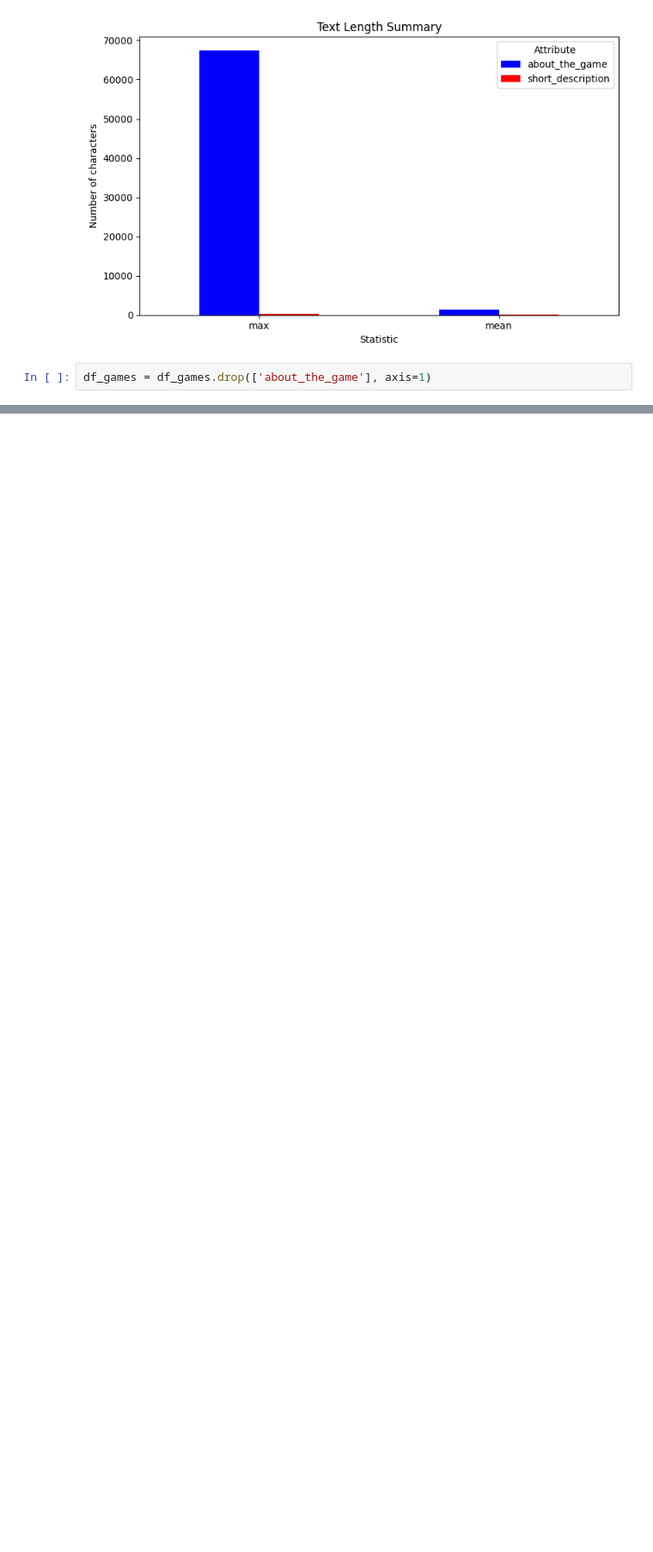
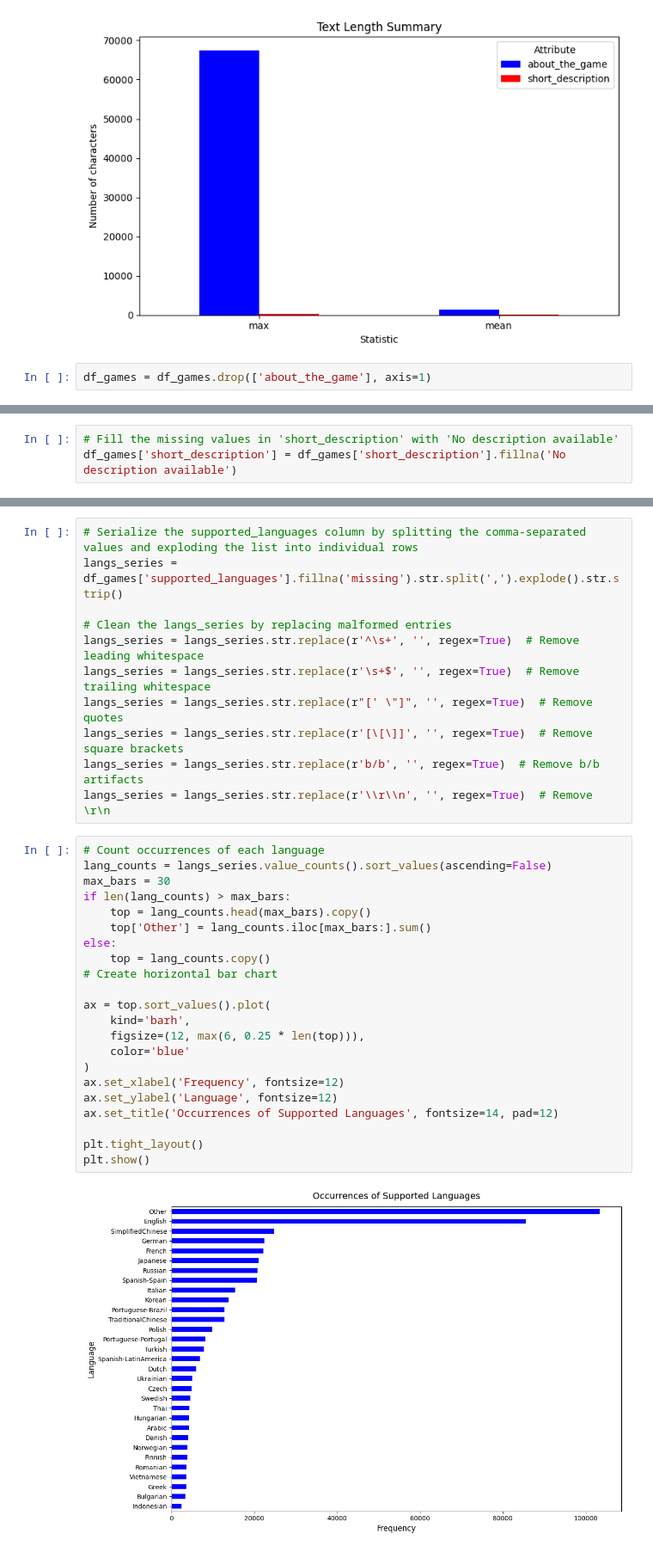
Before and after one commit to Jingrui-Zhu/SLDV, a Jupyter notebook: dataset_cleaning.ipynb, the cells around one changed output, grey strips where cells are left out. Shown at 86% size. Saved outputs shown, nothing was run; the diff lists cells and outputs as text; blank space fills up the shorter version.

```diff
--- a/dataset_cleaning.ipynb
+++ b/dataset_cleaning.ipynb
@@ -244,0 +241,3 @@ df_games.describe(include='object')
+# %%
+# Fill the missing values in 'short_description' with 'No description available'
+df_games['short_description'] = df_games['short_description'].fillna('No description available')
@@ -244,0 +246,35 @@ df_games.describe(include='object')
+# %%
+# Serialize the supported_languages column by splitting the comma-separated values and exploding the list into individual rows
+langs_series = df_games['supported_languages'].fillna('missing').str.split(',').explode().str.strip()
+
+# Clean the langs_series by replacing malformed entries
+langs_series = langs_series.str.replace(r'^\s+', '', regex=True)  # Remove leading whitespace
+langs_series = langs_series.str.replace(r'\s+$', '', regex=True)  # Remove trailing whitespace
+langs_series = langs_series.str.replace(r"[' \"]", '', regex=True)  # Remove quotes
+langs_series = langs_series.str.replace(r'[\[\]]', '', regex=True)  # Remove square brackets
+langs_series = langs_series.str.replace(r'b/b', '', regex=True)  # Remove b/b artifacts
+langs_series = langs_series.str.replace(r'\\r\\n', '', regex=True)  # Remove \r\n
+# %%
+# Count occurrences of each language
+lang_counts = langs_series.value_counts().sort_values(ascending=False)
+max_bars = 30
+if len(lang_counts) > max_bars:
+    top = lang_counts.head(max_bars).copy()
+    top['Other'] = lang_counts.iloc[max_bars:].sum()
+else:
+    top = lang_counts.copy()
+# Create horizontal bar chart
+
+ax = top.sort_values().plot(
+    kind='barh',
+    figsize=(12, max(6, 0.25 * len(top))),
+    color='blue'
+)
+ax.set_xlabel('Frequency', fontsize=12)
+ax.set_ylabel('Language', fontsize=12)
+ax.set_title('Occurrences of Supported Languages', fontsize=14, pad=12)
+
+plt.tight_layout()
+plt.show()
+# %% [output]
+[figure, added]
```
Also changed, not shown: parts of 17 cells of this notebook.
